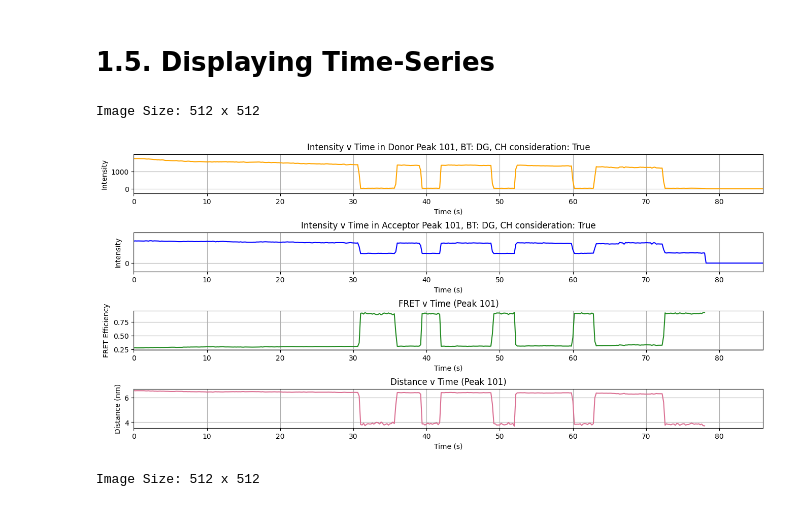
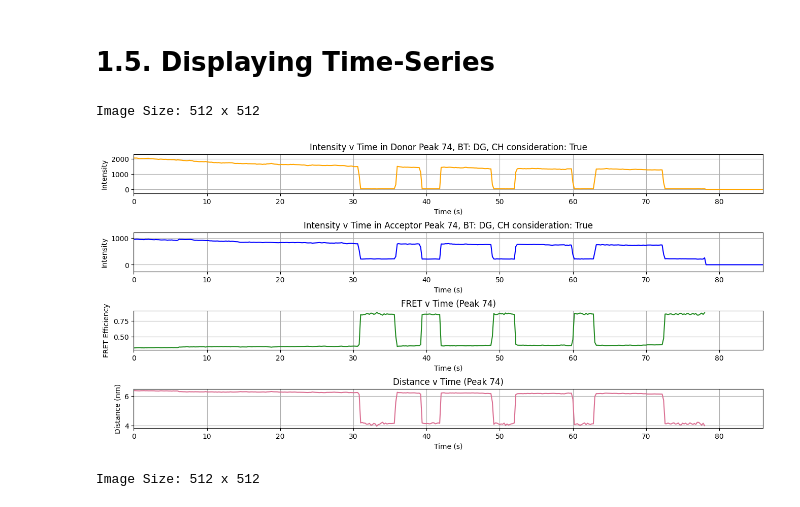
Before and after one commit to ljhason/smPy-UserGuide, a Jupyter notebook: User Guide - Three Colour/UserGuide_ThreeColour.ipynb, the cells around one changed output. Saved outputs shown, nothing was run; the diff lists cells and outputs as text; code cells hidden in the pictures.

```diff
--- a/User Guide - Three Colour/UserGuide_ThreeColour.ipynb
+++ b/User Guide - Three Colour/UserGuide_ThreeColour.ipynb
@@ -185,8 +185,8 @@ plt.show()
 # %% [markdown]
 # 1.5. Displaying Time-Series
 # %%
-display_time_series(file_path, image, 72, trip_CH1, trip_CH2, tpf=1/5, R_0=5.6, radius=4, time_interval=10, background_treatment="DG", CH_consideration=True, CH1_intensity_interval=1000, CH2_intensity_interval=1000, figsize=(16,7))
+display_time_series(file_path, image, 74, trip_CH1, trip_CH2, tpf=1/5, R_0=5.6, radius=4, time_interval=10, background_treatment="DG", CH_consideration=True, CH1_intensity_interval=1000, CH2_intensity_interval=1000, figsize=(16,7))
 # %% [output]
 Image Size: 512 x 512
-[figure, old version]
+[figure, new version]
 # %%
```
Also changed, not shown: parts of 5 cells of this notebook, 4 other files.
